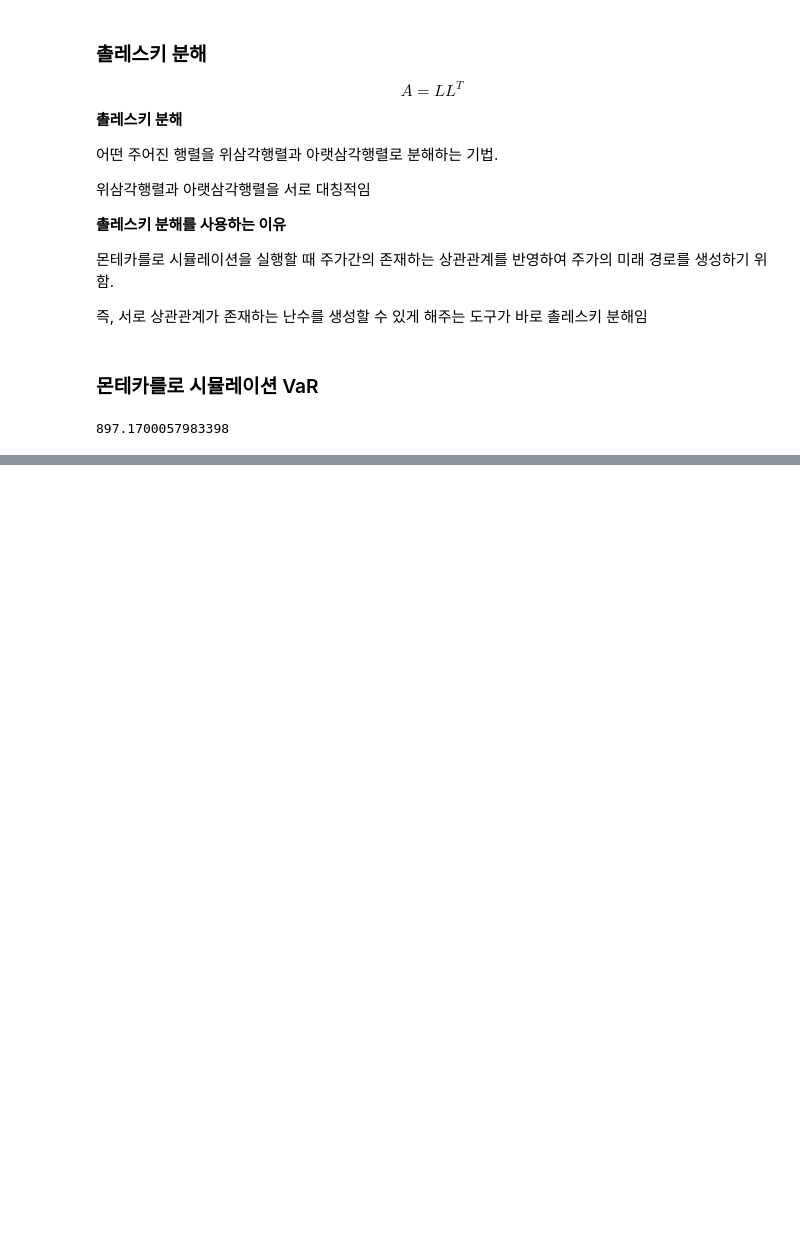
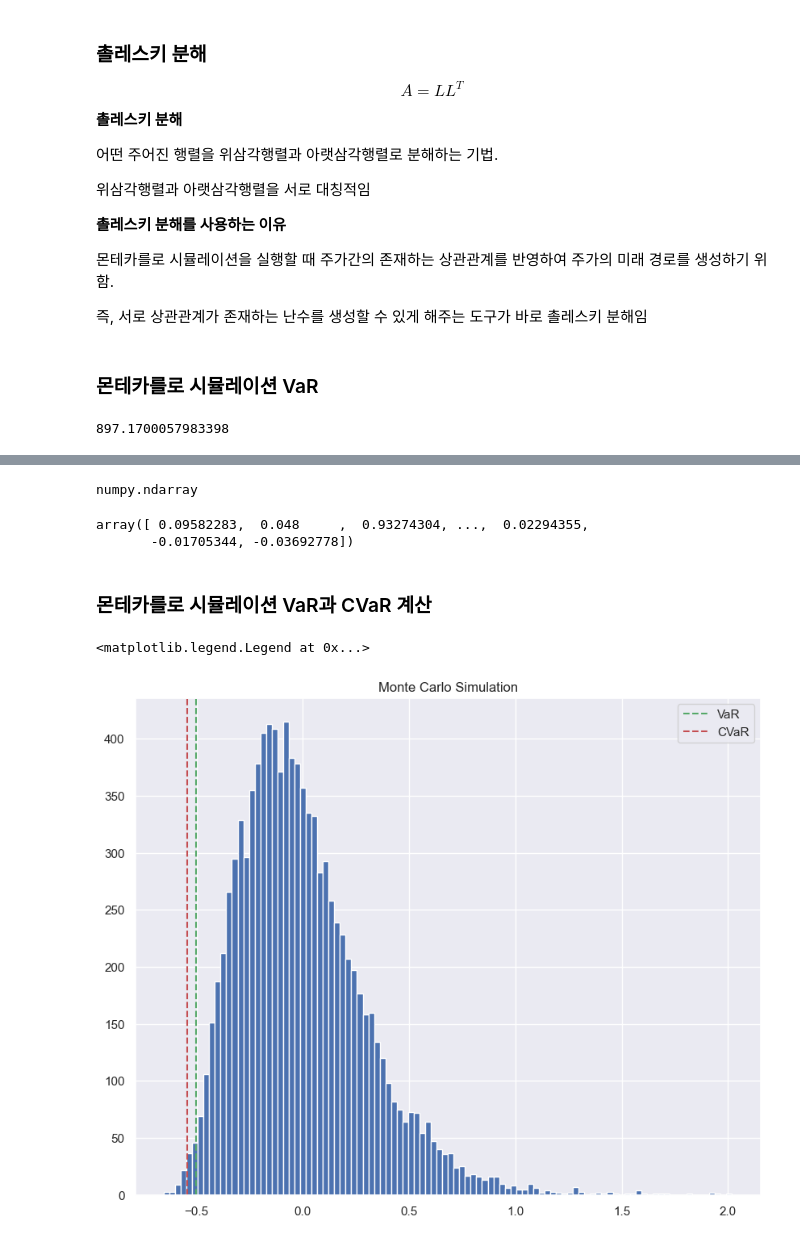
Before and after one commit to ahn283/finance, a Jupyter notebook: quant_trading/simulation_VaR_CVaR.ipynb, the cells around one changed output, grey strips where cells are left out. Drawn from its saved outputs; the diff is of its cells as text; code cells hidden in the pictures; blank space fills up the shorter version.

Commit message:
complete simulation

```diff
--- a/quant_trading/simulation_VaR_CVaR.ipynb
+++ b/quant_trading/simulation_VaR_CVaR.ipynb
@@ -154,0 +171,44 @@ print(portval_current)
+# %%
+# T 시점 후의 가격 계산 함수
+def terminal_price(S_0, mu, sigma, Z, T):
+    return S_0 * np.exp((mu - sigma ** 2 / 2) * T + sigma * np.sqrt(T) * Z)
+# %%
+# 자산간 상관계수를 고려한 난수 생성
+Z = np.matmul(L, norm.rvs(size=[len(data.columns), n_simulations]))
+
+# 주가 미래 가격에 대한 시뮬레이션
+price_future = terminal_price(np.array(S_0).reshape(len(S_0), 1), 0, np.array(sigma).reshape(len(sigma), 1), Z, T)
+# %%
+# 포트폴리오 시뮬레이션
+portval_future = np.sum(price_future, axis=0)
+
+# 포트폴리오 수익률 계산
+port_return = (portval_future - portval_current) / portval_current
+# %%
+type(port_return)
+# %% [output]
+numpy.ndarray
+# %%
+port_return
+# %% [output]
+array([ 0.09582283,  0.048     ,  0.93274304, ...,  0.02294355,
+       -0.01705344, -0.03692778])
+# %% [markdown]
+### 몬테카를로 시뮬레이션 VaR과 CVaR 계산
+# %%
+# 포트폴리오 VaR
+port_VaR = pd.Series(port_return).quantile(delta)
+
+# 포트폴리오 CVaR
+port_CVaR = np.mean(port_return[port_return <= port_VaR])
+# %%
+# VaR, CVaR 그래프
+plt.figure(figsize=(10, 8))
+plt.hist(port_return, bins=100)
+plt.title('Monte Carlo Simulation')
+plt.axvline(port_VaR, color='g', linestyle='dashed', label='VaR')
+plt.axvline(port_CVaR, color='r', linestyle='dashed', label='CVaR')
+plt.legend()
+# %% [output]
+<matplotlib.legend.Legend at 0x...>
+[figure, added]
```
Also changed, not shown: parts of 1 cell of this notebook.
